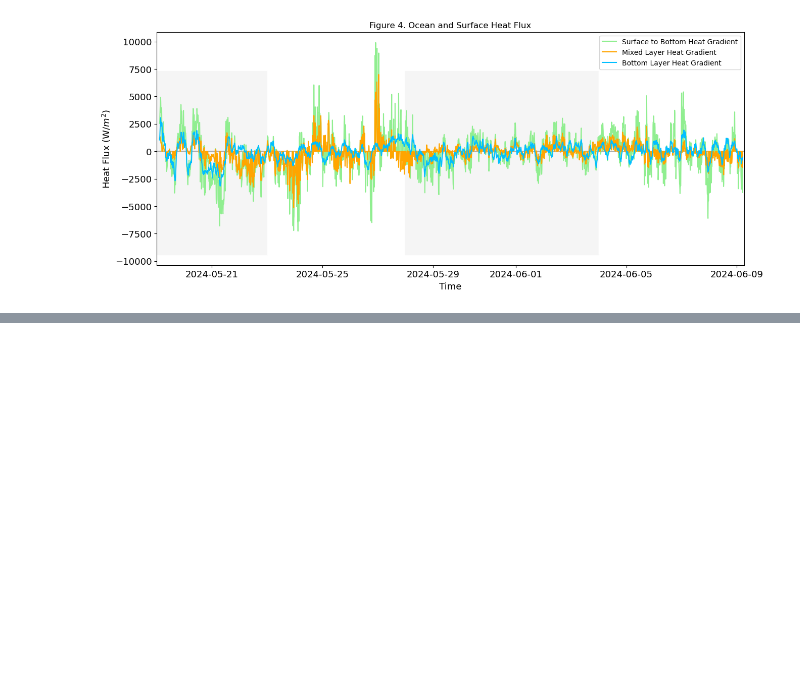
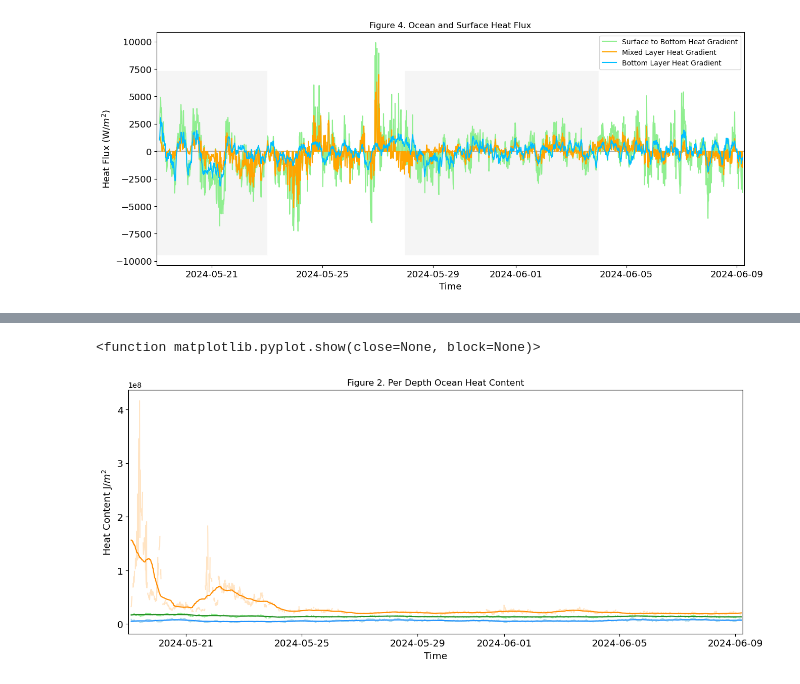
Before and after one commit to sydperk8/Heat-Flux--Remal, a Jupyter notebook: HeatCalculations.ipynb, the cells around one changed output, grey strips where cells are left out. Saved outputs shown, nothing was run; the diff lists cells and outputs as text; code cells hidden in the pictures; blank space fills up the shorter version.

```diff
--- a/HeatCalculations.ipynb
+++ b/HeatCalculations.ipynb
@@ -290,7 +296,7 @@ heat_dataset_125 = xr.Dataset({
     "heatbydepth_bottom": heatbydepthbottom125x,
     "heatbydepth_total_roll": heatbydepth_total_roll,
     "heatbydepth_top_roll": heatbydepth_top_125_roll,
-    "heatbydepth_bottom_rol": heatbydepth_bottom_125_roll,
+    "heatbydepth_bottom_roll": heatbydepth_bottom_125_roll,
     "heatbydepth_total_grad": heatbydepth_total_125_RG,
     "heatbydepth_top_grad": heatbydepth_top_125_RG,
     "heatbydepth_bottom_grad": heatbydepth_bottom_125_RG
@@ -379,0 +389,24 @@ plt.title('Figure 4. Ocean and Surface Heat Flux')
+# %%
+plt.figure(figsize=(15, 6))
+plt.plot(heat_total_xr['time'], heat_dataset_125['heatbydepth_total_roll'], color = 'forestgreen', label = 'Per Depth Ocean Heat Content Rolling Average (24H Interval)', zorder = 5)
+plt.plot(heat_total_xr['time'], heat_dataset_125['heatbydepth_total'], color = 'lightgreen', label = 'Per Depth Ocean Heat Content')
+plt.plot(heat_total_xr['time'], heat_dataset_125['heatbydepth_top_roll'], color = 'darkorange', label = 'Per Depth Mixed Layer Rolling Average (24H Interval)', zorder = 5)
+plt.plot(heat_total_xr['time'], heat_dataset_125['heatbydepth_top'], color = 'bisque', label = 'Mixed Layer')
+plt.plot(heat_total_xr['time'], heat_dataset_125['heatbydepth_bottom_roll'], color = 'dodgerblue', label = 'Bottom Layer Rolling Average', zorder = 5)
+plt.plot(heat_total_xr['time'], heat_dataset_125['heatbydepth_bottom'], color = 'lightblue', label = 'Bottom Layer')
+# plt.fill_between(dates1, 1.55e9,0.1e9, where=None, interpolate=False, color= 'whitesmoke', step=None, data=None)
+# plt.fill_between(dates2, 1.55e9,0.1e9, where=None, interpolate=False, color= 'white', step=None , data=None )
+# plt.fill_between(dates3, 1.55e9,0.1e9, where=None, interpolate=False, color= 'whitesmoke', step=None, data=None )
+# plt.fill_between(dates4, 1.55e9,0.1e9, where=None, interpolate=False, color= 'white', step=None, data=None)
+plt.title('Figure 2. Per Depth Ocean Heat Content')
+# plt.legend()#(bbox_to_anchor=(1, 1.015), loc='upper left')
+plt.xlim([datetime.date(2024, 5, 19), datetime.datetime(2024, 6, 9, 6,15)])
+#plt.ylim(0.1e9,1.55e9)
+plt.yticks(fontsize=13)
+plt.xticks(fontsize=13)
+plt.xlabel('Time', fontsize = 13)
+plt.ylabel('Heat Content J/$m^2$', fontsize = 13)
+plt.show
+# %% [output]
+<function matplotlib.pyplot.show(close=None, block=None)>
+[figure, added]
```
Also changed, not shown: parts of 4 cells of this notebook, 1 other file.
